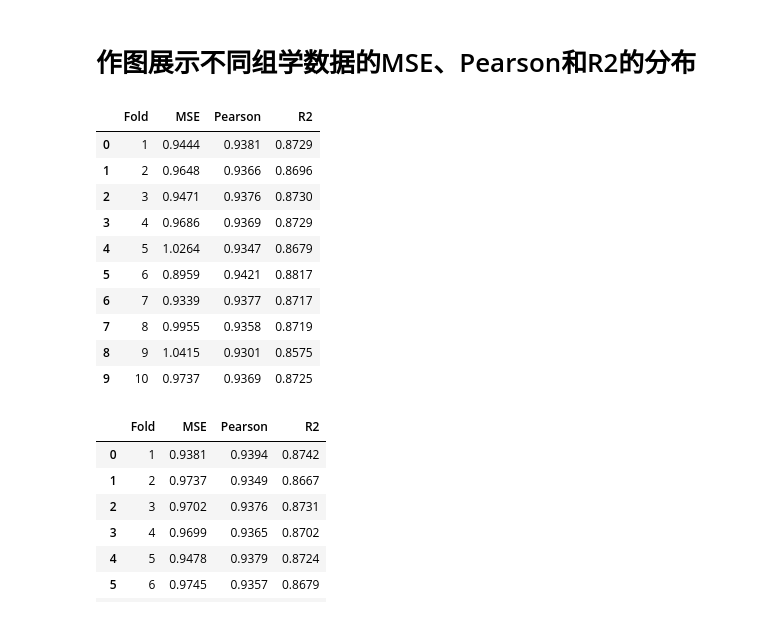
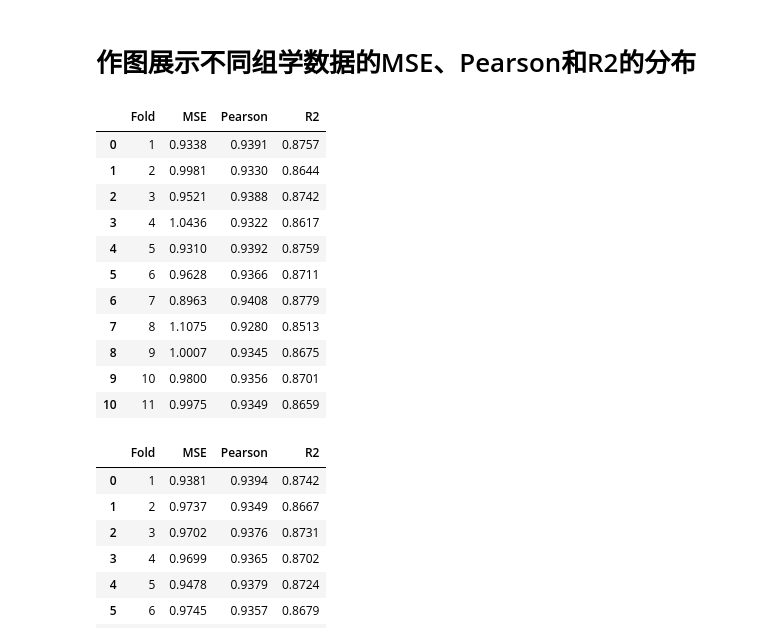
Before and after one commit to queryang/OmicsTransMCA, a Jupyter notebook: Figs/Fig1/交叉验证性能展示.ipynb, the cells around one changed output. Cells and saved outputs as stored; diff of their text form; code cells hidden in the pictures.

```diff
--- a/Figs/Fig1/交叉验证性能展示.ipynb
+++ b/Figs/Fig1/交叉验证性能展示.ipynb
@@ -48,24 +48,25 @@ print(R2_mean,'±',R2_std)
 # %% [markdown]
 # 作图展示不同组学数据的MSE、Pearson和R2的分布
 # %%
-df_gep = pd.read_excel('result/TransMCA_GEP_10Fold.xlsx')
+df_gep = pd.read_excel('result/TransMCA_GEP_11Fold.xlsx')
 # 将MSE、Pearson和R2列的数据转换为数值型
 df_gep['MSE'] = pd.to_numeric(df_gep['MSE'], errors='coerce')
 df_gep['Pearson'] = pd.to_numeric(df_gep['Pearson'], errors='coerce')
 df_gep['R2'] = pd.to_numeric(df_gep['R2'], errors='coerce')
 df_gep.head(11)
 # %% [output]
 |  | Fold | MSE | Pearson | R2 |
-| 0 | 1 | 0.9444 | 0.9381 | 0.8729 |
-| 1 | 2 | 0.9648 | 0.9366 | 0.8696 |
-| 2 | 3 | 0.9471 | 0.9376 | 0.8730 |
-| 3 | 4 | 0.9686 | 0.9369 | 0.8729 |
-| 4 | 5 | 1.0264 | 0.9347 | 0.8679 |
-| 5 | 6 | 0.8959 | 0.9421 | 0.8817 |
-| 6 | 7 | 0.9339 | 0.9377 | 0.8717 |
-| 7 | 8 | 0.9955 | 0.9358 | 0.8719 |
-| 8 | 9 | 1.0415 | 0.9301 | 0.8575 |
-| 9 | 10 | 0.9737 | 0.9369 | 0.8725 |
+| 0 | 1 | 0.9338 | 0.9391 | 0.8757 |
+| 1 | 2 | 0.9981 | 0.9330 | 0.8644 |
+| 2 | 3 | 0.9521 | 0.9388 | 0.8742 |
+| 3 | 4 | 1.0436 | 0.9322 | 0.8617 |
+| 4 | 5 | 0.9310 | 0.9392 | 0.8759 |
+| 5 | 6 | 0.9628 | 0.9366 | 0.8711 |
+| 6 | 7 | 0.8963 | 0.9408 | 0.8779 |
+| 7 | 8 | 1.1075 | 0.9280 | 0.8513 |
+| 8 | 9 | 1.0007 | 0.9345 | 0.8675 |
+| 9 | 10 | 0.9800 | 0.9356 | 0.8701 |
+| 10 | 11 | 0.9975 | 0.9349 | 0.8659 |
 # %%
 df_gep_mut = pd.read_excel('result/TransMCA_GEP_MUT_11Fold.xlsx')
 # 将MSE、Pearson和R2列的数据转换为数值型
```
Also changed, not shown: parts of 2 cells of this notebook, 7 other files.
